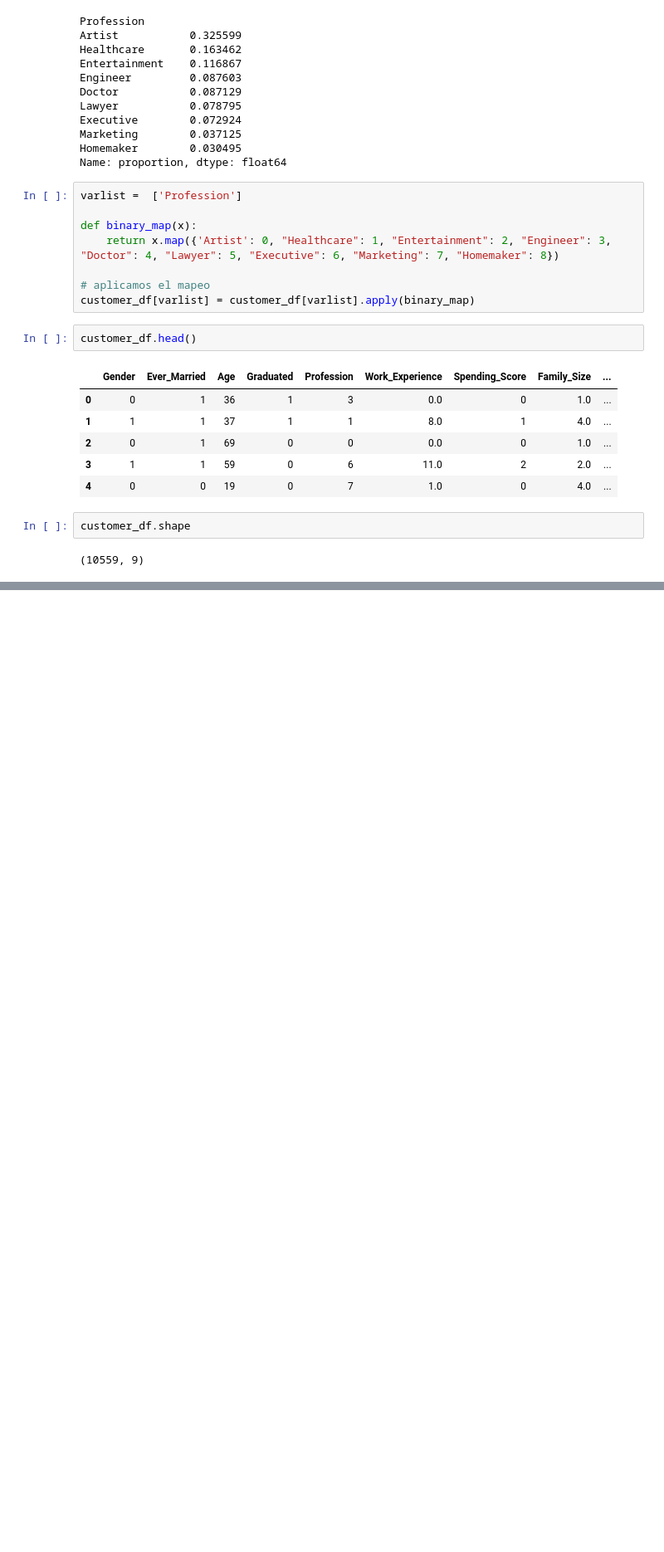
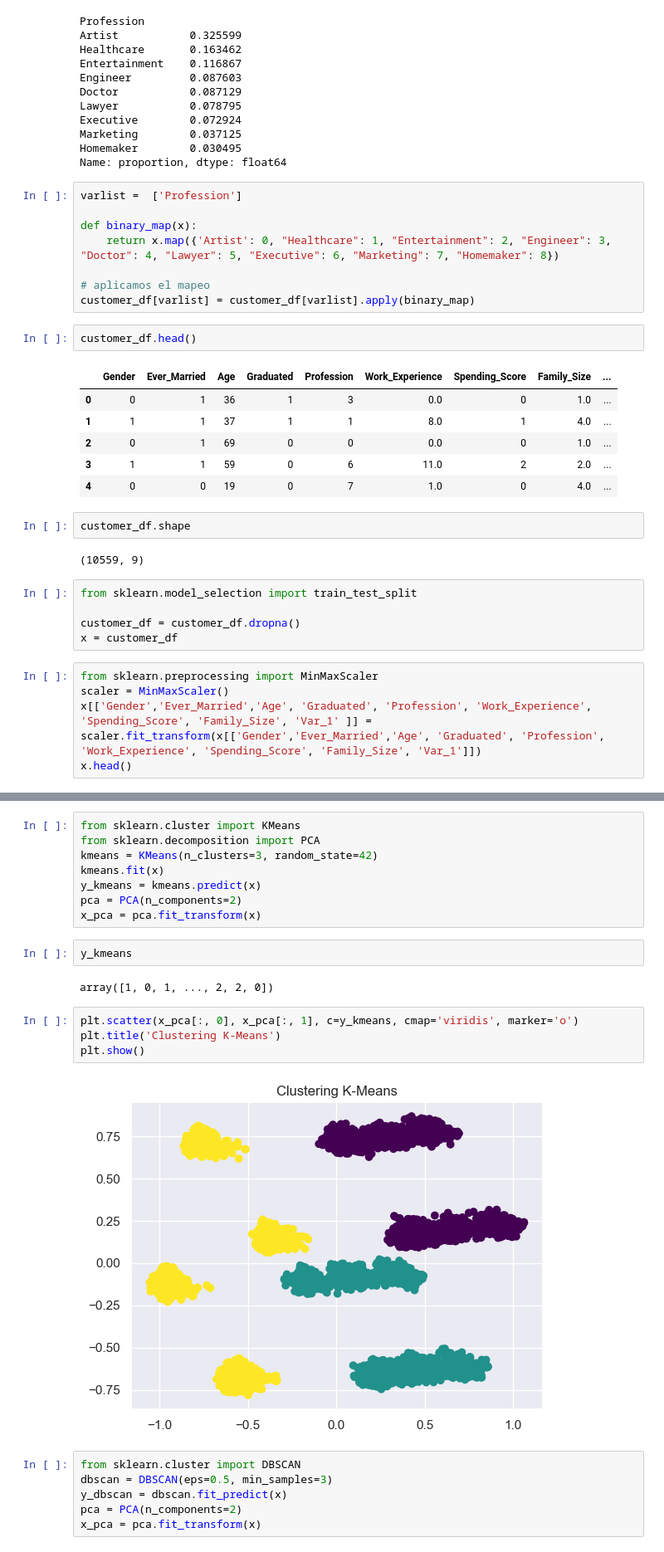
Before and after one commit to Daguerre45/Clustering, a Jupyter notebook: CasoPractico2/casoPractico_2.ipynb, the cells around one changed output, grey strips where cells are left out. Shown at 83% size. Cells and saved outputs as stored; diff of their text form; blank space fills up the shorter version.

```diff
--- a/CasoPractico2/casoPractico_2.ipynb
+++ b/CasoPractico2/casoPractico_2.ipynb
@@ -454,3 +458,13 @@ customer_df.head()
 customer_df.shape
 # %% [output]
 (10559, 9)
+# %%
+from sklearn.model_selection import train_test_split
+
+customer_df = customer_df.dropna()
+x = customer_df
+# %%
+from sklearn.preprocessing import MinMaxScaler
+scaler = MinMaxScaler()
+x[['Gender','Ever_Married','Age', 'Graduated', 'Profession', 'Work_Experience', 'Spending_Score', 'Family_Size', 'Var_1' ]] = scaler.fit_transform(x[['Gender','Ever_Married','Age', 'Graduated', 'Profession', 'Work_Experience', 'Spending_Score', 'Family_Size', 'Var_1']])
+x.head()
@@ -456,0 +478,24 @@ customer_df.shape
+# %%
+from sklearn.cluster import KMeans
+from sklearn.decomposition import PCA
+kmeans = KMeans(n_clusters=3, random_state=42)
+kmeans.fit(x)
+y_kmeans = kmeans.predict(x)
+pca = PCA(n_components=2)
+x_pca = pca.fit_transform(x)
+# %%
+y_kmeans
+# %% [output]
+array([1, 0, 1, ..., 2, 2, 0])
+# %%
+plt.scatter(x_pca[:, 0], x_pca[:, 1], c=y_kmeans, cmap='viridis', marker='o')
+plt.title('Clustering K-Means')
+plt.show()
+# %% [output]
+[figure, added]
+# %%
+from sklearn.cluster import DBSCAN
+dbscan = DBSCAN(eps=0.5, min_samples=3)
+y_dbscan = dbscan.fit_predict(x)
+pca = PCA(n_components=2)
+x_pca = pca.fit_transform(x)
```
Also changed, not shown: parts of 8 cells of this notebook.
